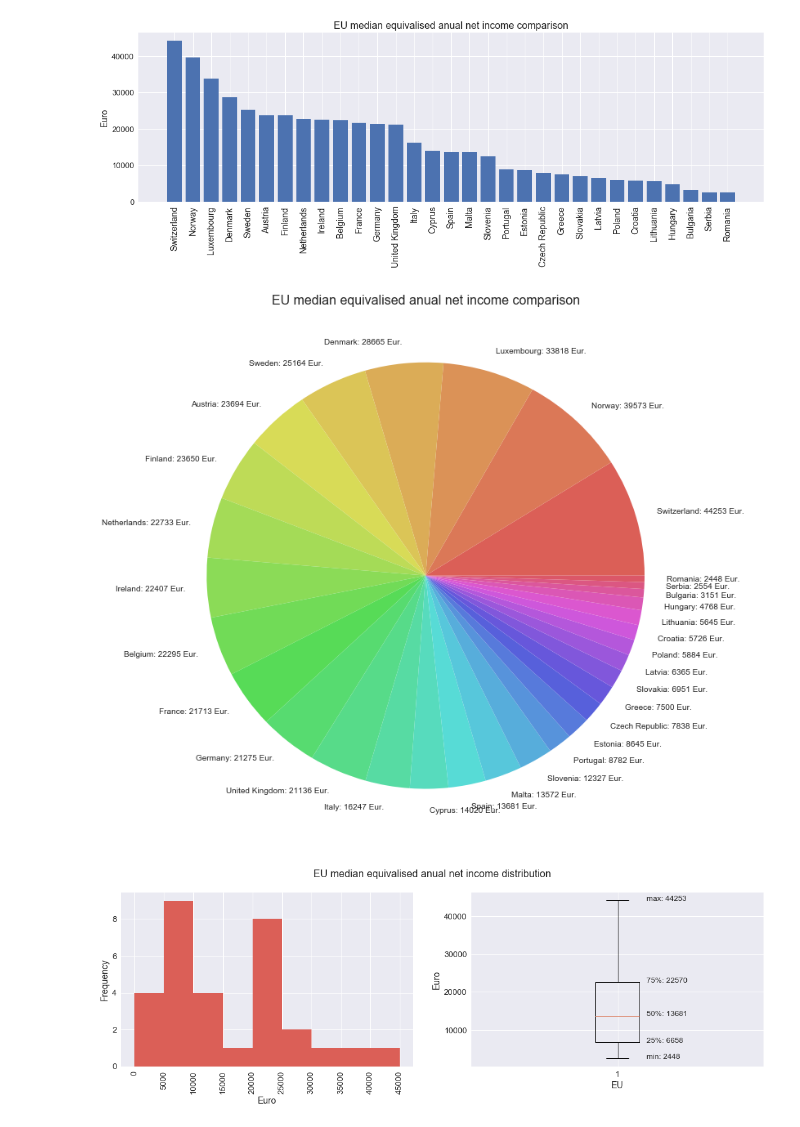
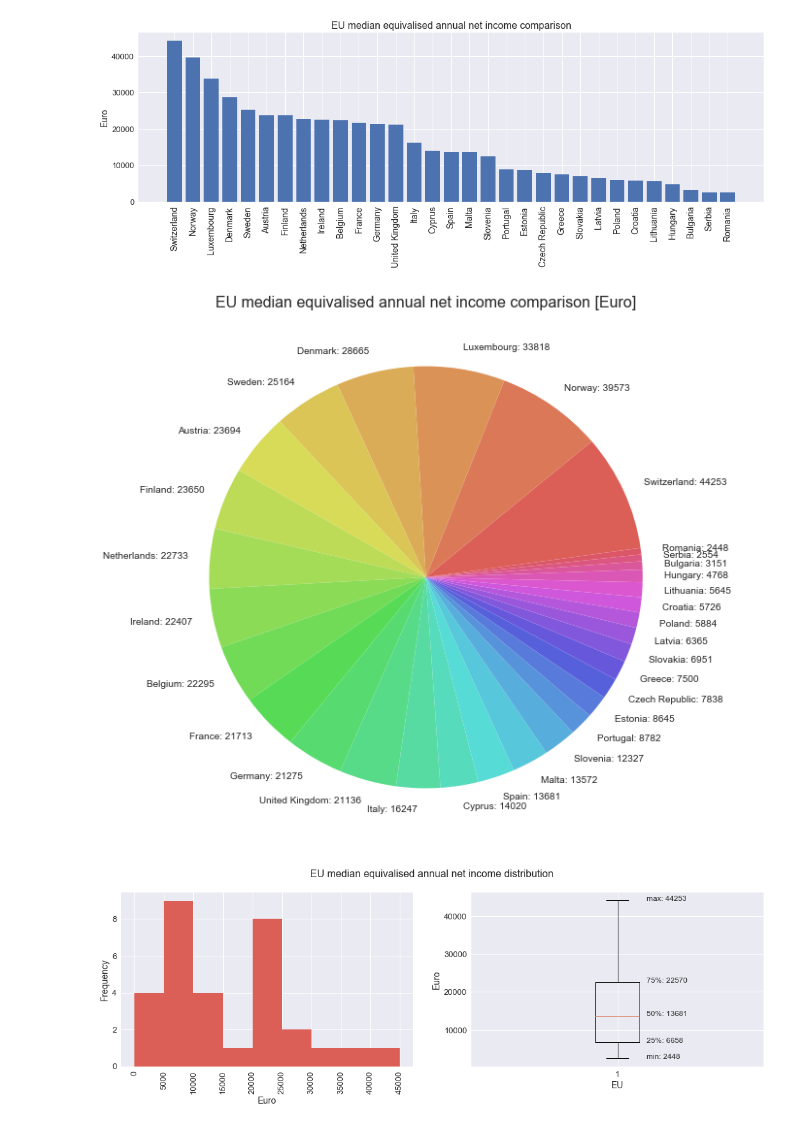
Before and after one commit to kmakiel/Matplotlib_basics, a Jupyter notebook: Matplotlib_basics.ipynb, the cells around one changed output. Saved outputs shown, nothing was run; the diff lists cells and outputs as text; code cells hidden in the pictures.

```diff
--- a/Matplotlib_basics.ipynb
+++ b/Matplotlib_basics.ipynb
@@ -165,14 +165,15 @@ plt.yticks (fontsize=13);
 # %% [output]
 [figure]
 # %%
-plt.figure(figsize=(12,12))
-colors=sns.set_palette(sns.color_palette("hls", len(fplot.index)))  # Create a palette with unique colors
+plt.figure(figsize=(10,10))
+# Create a palette with unique colors
+colors=sns.set_palette(sns.color_palette("hls", len(fplot.index)))
 
-plt.title('EU median equivalised anual net income comparison', fontsize=16)
-labels =[str(i) + ": "+str(j)+ " Eur." for i, j in zip(fplot['Country'].values.tolist(),y)]
-plt.pie(y, labels=labels,colors=colors);
+labels =[str(i) + ": "+str(j) for i, j in zip(fplot['Country'].values.tolist(),y)]
+plt.title('EU median equivalised annual net income comparison [Euro]', fontsize=16)
+plt.pie(y, labels=labels,colors=colors, startangle=8);
 # %% [output]
-[figure, old version]
+[figure, new version]
 # %%
 
 fig, ax =plt.subplots(1, 2, figsize=(18,5))                               #define sublopts grid and figure size
```
Also changed, not shown: parts of 4 cells of this notebook.
